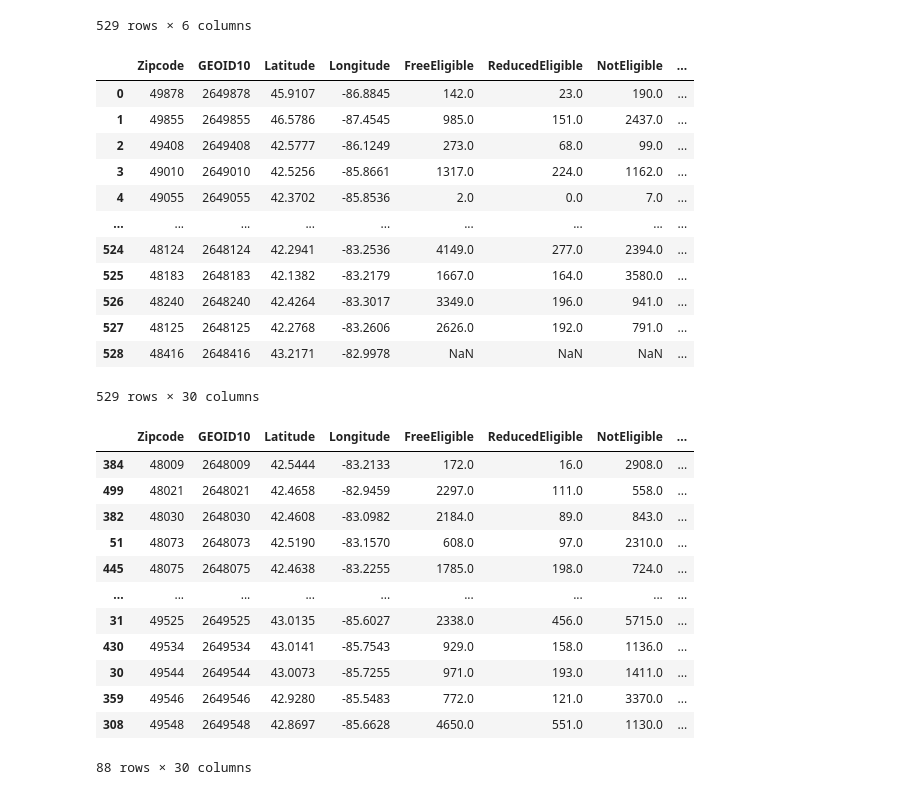
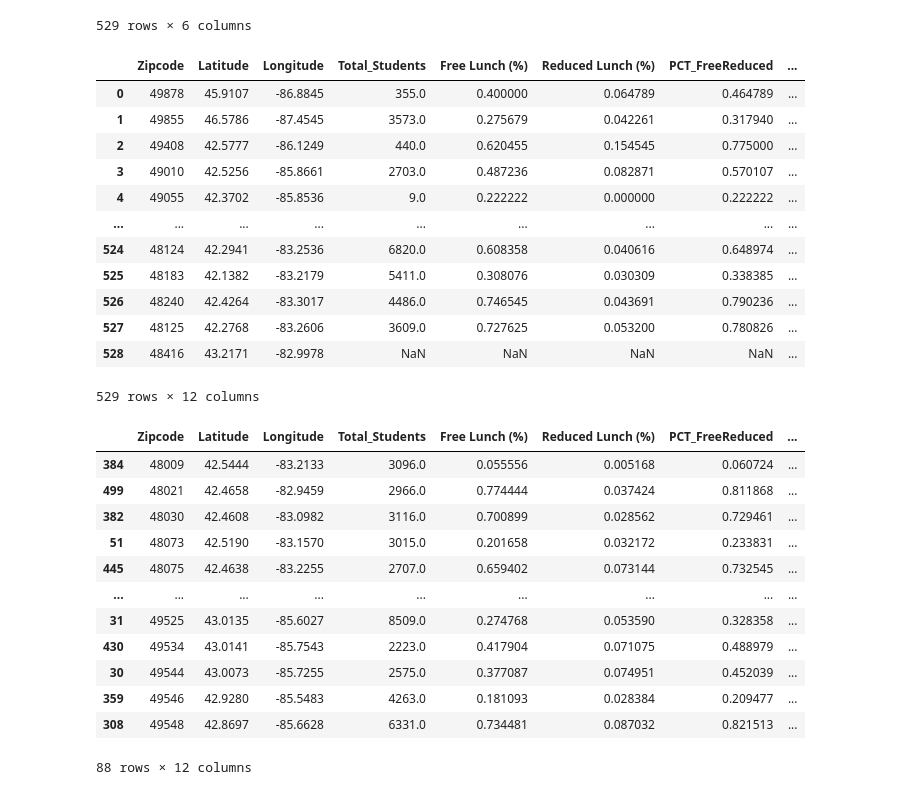
Before and after one commit to HLee12000/UpennDataProject1, a Jupyter notebook: DataCleaning.ipynb, the cells around one changed output. Cells and saved outputs as stored; diff of their text form; code cells hidden in the pictures.

Commit message:
update of column names (Analysis not complete)

```diff
--- a/DataCleaning.ipynb
+++ b/DataCleaning.ipynb
@@ -90,52 +90,51 @@ transport_data = transport_data.rename(columns={'zcta19':'ZCTA5CE10'})
 final_merge_df = pd.merge(merge3_df, transport_data, on='ZCTA5CE10')
 # %%
 #Remove columns not needed
-final_merge_df = final_merge_df[["ZCTA5CE10", "GEOID10_x","Lat","Long", "FreeEligible", "ReducedEligible", "NotEligible",
-                                 "FreeReducedEligible", "Total", "PCT_Free", "PCT_Reduced", "PCT_FreeReduced",
-                                 "CohortCnt", "GradCnt", "GradRate", "MathNumAssessed", "AllSbjtNumAssessed",
-                                 "EBRWNumAssessed", "MathNumReady", "AllSbjtNumReady", "EBRWNumReady",
-                                 "FinalMathAveScore", "FinalAllSbjtAveScore", "FinalEWBRWAveScore", "MathPctReady",
-                                 "AllSbjtPctReady", "EBRWPctReady", 'count_ntm_stops', 'stops_per_capita', 'stops_per_sqmile']]
+final_merge_df = final_merge_df[["ZCTA5CE10", "Lat","Long", "Total", "PCT_Free", "PCT_Reduced", "PCT_FreeReduced", "GradRate",
+                                 "AllSbjtPctReady", 'count_ntm_stops', 'stops_per_capita', 'stops_per_sqmile']]
 #Rename columns
-final_merge_df = final_merge_df.rename(columns={"GEOID10_x":"GEOID10","Lat":"Latitude","Long":"Longitude",
-                                                "FreeReducedEligible":"Free_Reduced_Eligible_Total",
-                                                "Total":"Total_Students","ZCTA5CE10":"Zipcode"})
+final_merge_df = final_merge_df.rename(columns={"ZCTA5CE10":"Zipcode", "Lat":"Latitude","Long":"Longitude",
+                                                "PCT_Free":"Free Lunch (%)","PCT_Reduced":"Reduced Lunch (%)",
+                                                "PCT_Free Reduced": "Free/Reduced Lunch (%)", "GradRate": "Grad Rate (%)",
+                                                "AllSbjtPctReady": "College Readiness (%)", "count_ntm_stops": "Stop Count",
+                                                "stops_per_capita": "Stops Per Capita", "stops_per_sqmile": "Stops per Sq Mile",
+                                                "Total":"Total_Students",})
 final_merge_df
 # %% [output]
-|  | Zipcode | GEOID10 | Latitude | Longitude | FreeEligible | ReducedEligible | NotEligible | ... |
-| 0 | 49878 | 2649878 | 45.9107 | -86.8845 | 142.0 | 23.0 | 190.0 | ... |
-| 1 | 49855 | 2649855 | 46.5786 | -87.4545 | 985.0 | 151.0 | 2437.0 | ... |
-| 2 | 49408 | 2649408 | 42.5777 | -86.1249 | 273.0 | 68.0 | 99.0 | ... |
-| 3 | 49010 | 2649010 | 42.5256 | -85.8661 | 1317.0 | 224.0 | 1162.0 | ... |
-| 4 | 49055 | 2649055 | 42.3702 | -85.8536 | 2.0 | 0.0 | 7.0 | ... |
+|  | Zipcode | Latitude | Longitude | Total_Students | Free Lunch (%) | Reduced Lunch (%) | PCT_FreeReduced | ... |
+| 0 | 49878 | 45.9107 | -86.8845 | 355.0 | 0.400000 | 0.064789 | 0.464789 | ... |
+| 1 | 49855 | 46.5786 | -87.4545 | 3573.0 | 0.275679 | 0.042261 | 0.317940 | ... |
+| 2 | 49408 | 42.5777 | -86.1249 | 440.0 | 0.620455 | 0.154545 | 0.775000 | ... |
+| 3 | 49010 | 42.5256 | -85.8661 | 2703.0 | 0.487236 | 0.082871 | 0.570107 | ... |
+| 4 | 49055 | 42.3702 | -85.8536 | 9.0 | 0.222222 | 0.000000 | 0.222222 | ... |
 | ... | ... | ... | ... | ... | ... | ... | ... | ... |
-| 524 | 48124 | 2648124 | 42.2941 | -83.2536 | 4149.0 | 277.0 | 2394.0 | ... |
-| 525 | 48183 | 2648183 | 42.1382 | -83.2179 | 1667.0 | 164.0 | 3580.0 | ... |
-| 526 | 48240 | 2648240 | 42.4264 | -83.3017 | 3349.0 | 196.0 | 941.0 | ... |
-| 527 | 48125 | 2648125 | 42.2768 | -83.2606 | 2626.0 | 192.0 | 791.0 | ... |
-| 528 | 48416 | 2648416 | 43.2171 | -82.9978 | NaN | NaN | NaN | ... |
+| 524 | 48124 | 42.2941 | -83.2536 | 6820.0 | 0.608358 | 0.040616 | 0.648974 | ... |
+| 525 | 48183 | 42.1382 | -83.2179 | 5411.0 | 0.308076 | 0.030309 | 0.338385 | ... |
+| 526 | 48240 | 42.4264 | -83.3017 | 4486.0 | 0.746545 | 0.043691 | 0.790236 | ... |
+| 527 | 48125 | 42.2768 | -83.2606 | 3609.0 | 0.727625 | 0.053200 | 0.780826 | ... |
+| 528 | 48416 | 43.2171 | -82.9978 | NaN | NaN | NaN | NaN | ... |
-529 rows × 30 columns
+529 rows × 12 columns
 # %%
 #Drop NaN values
 clean_merge_df = final_merge_df.dropna()
 # %%
 #Remove zipcodes with no public transport data, aka 0 stops.
-final_clean_df = clean_merge_df[clean_merge_df['count_ntm_stops'] != 0]
+final_clean_df = clean_merge_df[clean_merge_df['Stop Count'] != 0]
 final_clean_df = final_clean_df.sort_values(by='Zipcode',ascending=True)
 final_clean_df
 # %% [output]
-|  | Zipcode | GEOID10 | Latitude | Longitude | FreeEligible | ReducedEligible | NotEligible | ... |
-| 384 | 48009 | 2648009 | 42.5444 | -83.2133 | 172.0 | 16.0 | 2908.0 | ... |
-| 499 | 48021 | 2648021 | 42.4658 | -82.9459 | 2297.0 | 111.0 | 558.0 | ... |
-| 382 | 48030 | 2648030 | 42.4608 | -83.0982 | 2184.0 | 89.0 | 843.0 | ... |
-| 51 | 48073 | 2648073 | 42.5190 | -83.1570 | 608.0 | 97.0 | 2310.0 | ... |
-| 445 | 48075 | 2648075 | 42.4638 | -83.2255 | 1785.0 | 198.0 | 724.0 | ... |
+|  | Zipcode | Latitude | Longitude | Total_Students | Free Lunch (%) | Reduced Lunch (%) | PCT_FreeReduced | ... |
+| 384 | 48009 | 42.5444 | -83.2133 | 3096.0 | 0.055556 | 0.005168 | 0.060724 | ... |
+| 499 | 48021 | 42.4658 | -82.9459 | 2966.0 | 0.774444 | 0.037424 | 0.811868 | ... |
+| 382 | 48030 | 42.4608 | -83.0982 | 3116.0 | 0.700899 | 0.028562 | 0.729461 | ... |
+| 51 | 48073 | 42.5190 | -83.1570 | 3015.0 | 0.201658 | 0.032172 | 0.233831 | ... |
+| 445 | 48075 | 42.4638 | -83.2255 | 2707.0 | 0.659402 | 0.073144 | 0.732545 | ... |
 | ... | ... | ... | ... | ... | ... | ... | ... | ... |
-| 31 | 49525 | 2649525 | 43.0135 | -85.6027 | 2338.0 | 456.0 | 5715.0 | ... |
-| 430 | 49534 | 2649534 | 43.0141 | -85.7543 | 929.0 | 158.0 | 1136.0 | ... |
-| 30 | 49544 | 2649544 | 43.0073 | -85.7255 | 971.0 | 193.0 | 1411.0 | ... |
-| 359 | 49546 | 2649546 | 42.9280 | -85.5483 | 772.0 | 121.0 | 3370.0 | ... |
-| 308 | 49548 | 2649548 | 42.8697 | -85.6628 | 4650.0 | 551.0 | 1130.0 | ... |
+| 31 | 49525 | 43.0135 | -85.6027 | 8509.0 | 0.274768 | 0.053590 | 0.328358 | ... |
+| 430 | 49534 | 43.0141 | -85.7543 | 2223.0 | 0.417904 | 0.071075 | 0.488979 | ... |
+| 30 | 49544 | 43.0073 | -85.7255 | 2575.0 | 0.377087 | 0.074951 | 0.452039 | ... |
+| 359 | 49546 | 42.9280 | -85.5483 | 4263.0 | 0.181093 | 0.028384 | 0.209477 | ... |
+| 308 | 49548 | 42.8697 | -85.6628 | 6331.0 | 0.734481 | 0.087032 | 0.821513 | ... |
-88 rows × 30 columns
+88 rows × 12 columns
 # %%
 final_clean_df.to_csv('final_df.csv', index=False)
```
Also changed, not shown: 2 other files.
